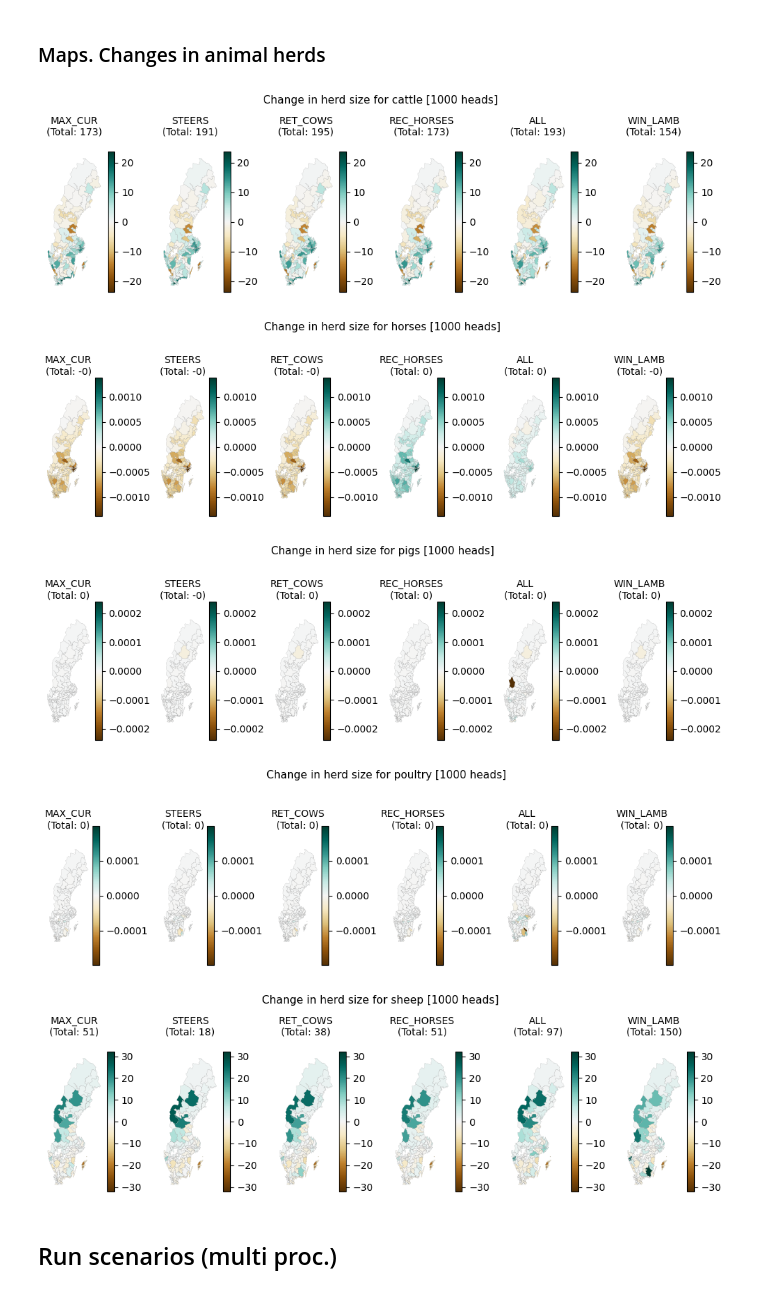
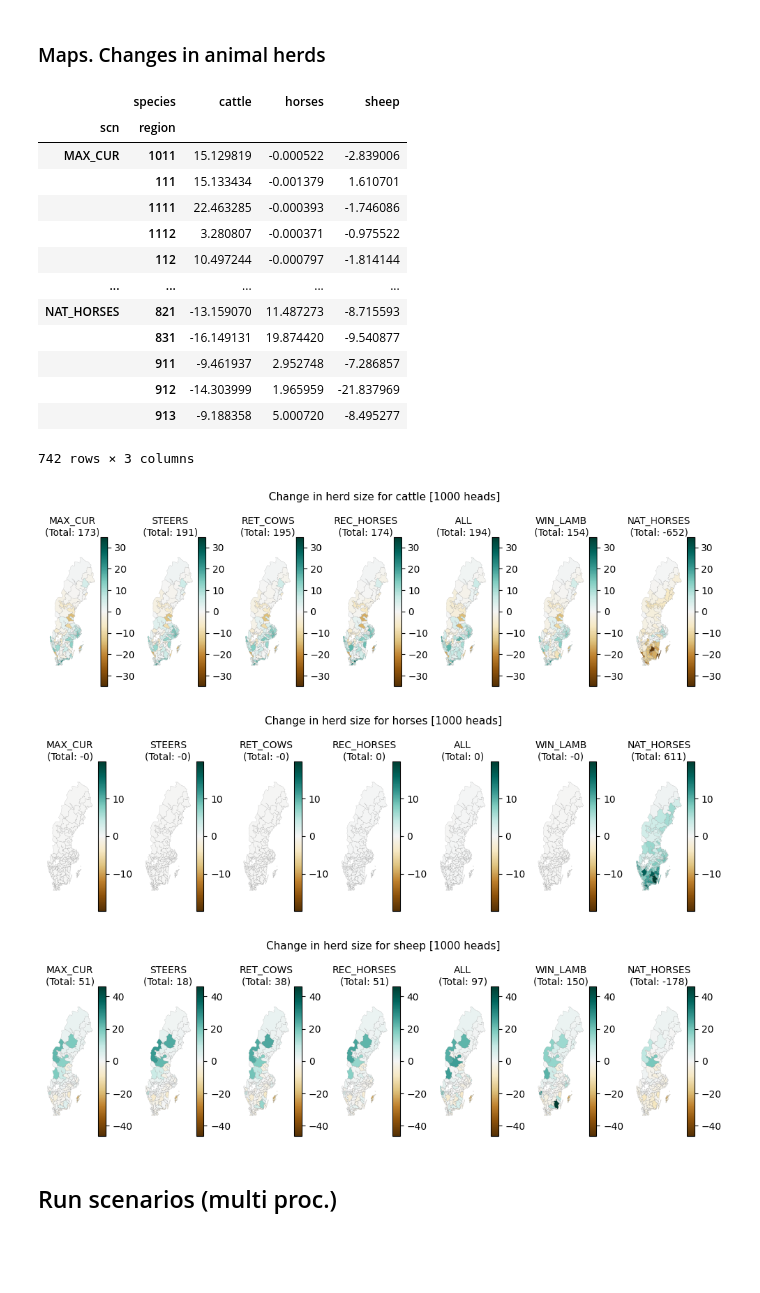
Before and after one commit to karlssonjo/seminatgrass, a Jupyter notebook: CIBUSmod_run.ipynb, the cells around one changed output. Saved outputs shown, nothing was run; the diff lists cells and outputs as text; code cells hidden in the pictures; blank space fills up the shorter version.

Commit message:
Improved multi_proc + comp. w. nat_horses scenario

```diff
--- a/CIBUSmod_run.ipynb
+++ b/CIBUSmod_run.ipynb
@@ -21,7 +21,7 @@ import matplotlib.pyplot as plt
 # %%
 # Create session
 session = cm.Session(
-    name = 'FORMAS', # <--- Make sure that name and data_path match with multi_proc.py
+    name = 'FORMAS',
     data_path = 'C:\\Users/jnka0003/Git repos/CIBUSmod/data',
     data_path_scenarios = 'scenarios',
     data_path_output = 'output',
@@ -73,12 +73,19 @@ session.add_scenario(
     years = [70, 100, 110]
 )
 session.add_scenario(
-    name = 'ALL',
-    scenario_workbooks = ['sng_area', 'STEERS', 'RET_COWS', 'WIN_LAMB', 'REC_HORSES'],
+    name = 'NAT_HORSES',
+    scenario_workbooks = ['sng_area', 'NAT_HORSES'],
     modules = 'all',
     pars = 'all',
     years = [70, 100, 110]
 )
+session.add_scenario(
+    name = 'ALL',
+    scenario_workbooks = ['sng_area', 'STEERS', 'RET_COWS', 'WIN_LAMB', 'REC_HORSES','NAT_HORSES'],
+    modules = 'all',
+    pars = 'all',
+    years = [70, 100, 110]
+)
 # %% [output]
 A scenario with the name 'BL' already exists use .update_scenario() or .remove_scenario() instead.
 A scenario with the name 'MAX_CUR' already exists use .update_scenario() or .remove_scenario() instead.
@@ -89,4 +97,6 @@ A scenario with the name 'REC_HORSES' already exists use .update_scenario() or .
 A scenario with the name 'ALL' already exists use .update_scenario() or .remove_scenario() instead.
+# %%
+session.update_scenario('ALL',scenario=['sng_area', 'STEERS', 'RET_COWS', 'WIN_LAMB', 'REC_HORSES','NAT_HORSES'])
 # %% [markdown]
 ## Plot results
 # %%
@@ -769,5 +859,22 @@ plt.show()
 # %% [markdown]
 ### Maps. Changes in animal herds
+# %%
+plot_data.drop(['pigs','poultry'], axis=1)
+# %% [output]
+|  | species | cattle | horses | sheep |
+| scn | region |  |  |  |
+| MAX_CUR | 1011 | 15.129819 | -0.000522 | -2.839006 |
+|  | 111 | 15.133434 | -0.001379 | 1.610701 |
+|  | 1111 | 22.463285 | -0.000393 | -1.746086 |
+|  | 1112 | 3.280807 | -0.000371 | -0.975522 |
+|  | 112 | 10.497244 | -0.000797 | -1.814144 |
+| ... | ... | ... | ... | ... |
+| NAT_HORSES | 821 | -13.159070 | 11.487273 | -8.715593 |
+|  | 831 | -16.149131 | 19.874420 | -9.540877 |
+|  | 911 | -9.461937 | 2.952748 | -7.286857 |
+|  | 912 | -14.303999 | 1.965959 | -21.837969 |
+|  | 913 | -9.188358 | 5.000720 | -8.495277 |
+742 rows × 3 columns
 # %%
 plot_data = (
     session.get_attr('a','heads',['region','species'])
@@ -775,39 +882,37 @@ plot_data = (
     .droplevel('year')
     .transform(lambda x: x.sub(x.loc[('BL')],axis=1))
     .drop('BL')
     .stack('region')
 )/1000
 # plot_data.columns = pd.Index([c[0] if c[0] != 'cattle' else ', '.join(c) for c in plot_data.columns], name='animal_system')
 # plot_data = plot_data.T.groupby('animal_system').sum().T
 
-
+plot_data = plot_data.drop(['pigs','poultry'], axis=1)
 
 for ani in plot_data.columns:
     d = plot_data.loc[:,ani]
 
     lim = max(-min(d.values), max(d.values))
 
     fig, axs = plt.subplots(1,len(d.index.unique('scn')), figsize=(10,3))
     for n, scn in enumerate(d.index.unique('scn')):
         ax = axs[n]
         cm.plot.map_from_series(
             d.loc[scn],
             ax = ax,
             vmin = -lim,
             vmax = lim,
             **map_style_div
         )
         ax.set_title(f'{scn}\n(Total: {d.loc[scn].sum():.0f})', size=10)
         ax.axis('off')
     fig.suptitle(f'Change in herd size for {ani} [1000 heads]', size=11)
     plt.tight_layout()
     plt.show()
 # %% [output]
-[figure, old version]
+[figure, new version]
-[figure, old version]
+[figure, new version]
-[figure, old version]
+[figure, new version]
-[figure, removed]
-[figure, removed]
 # %% [markdown]
 ## Run scenarios (multi proc.)
 # %%
```
Also changed, not shown: parts of 32 cells of this notebook, 1 other file.
